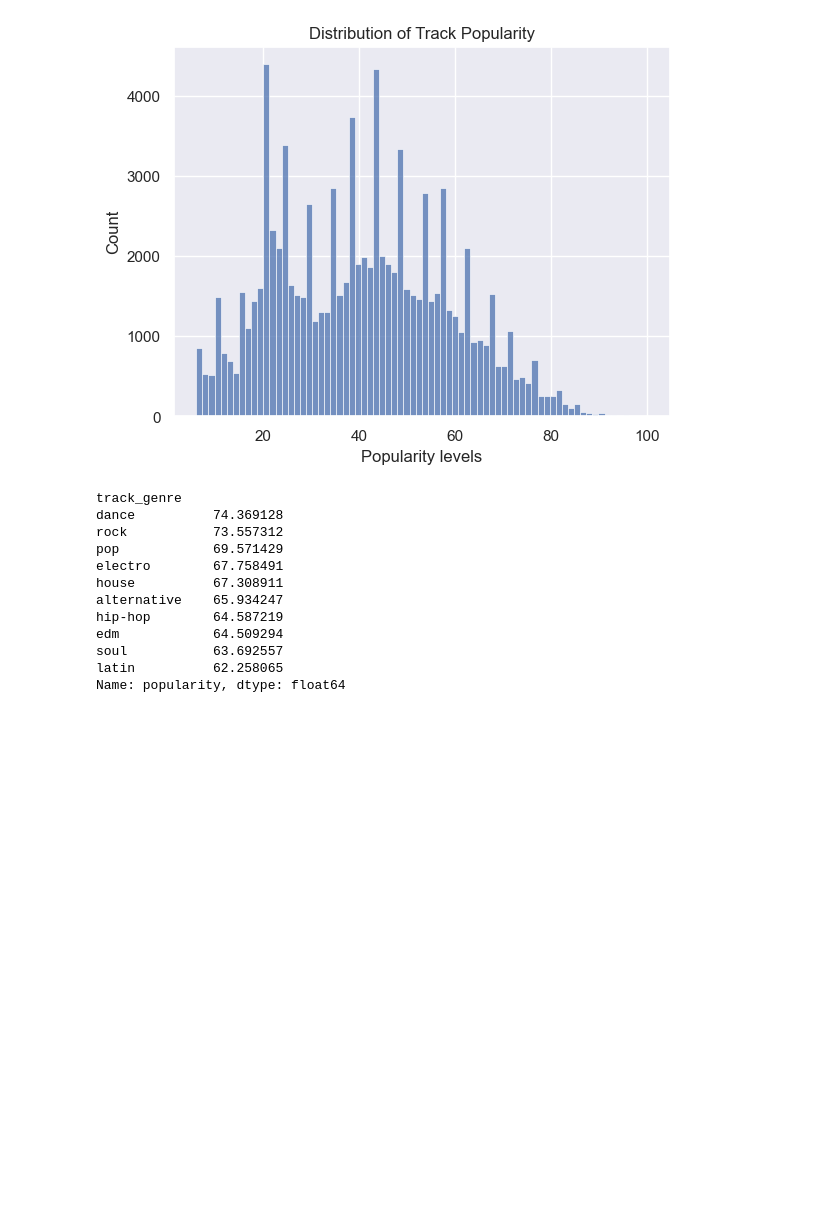
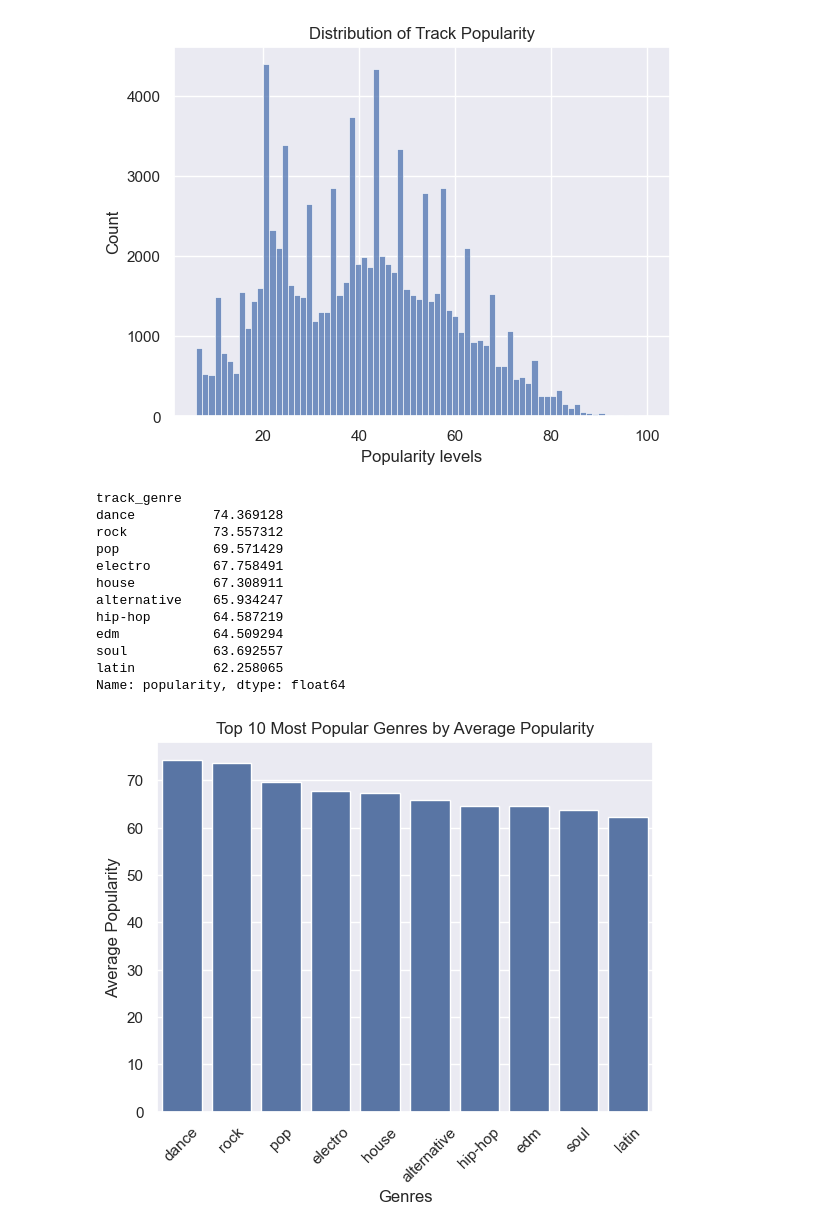
Before and after one commit to Flakkito/spotify-eda-recommender, a Jupyter notebook: notebooks/01_eda.ipynb, the cells around one changed output. Saved outputs shown, nothing was run; the diff lists cells and outputs as text; code cells hidden in the pictures; blank space fills up the shorter version.

Commit message:
Add EDA visualizations and markdown insights

```diff
--- a/notebooks/01_eda.ipynb
+++ b/notebooks/01_eda.ipynb
@@ -239,3 +239,17 @@ edm            64.509294
 soul           63.692557
 latin          62.258065
 Name: popularity, dtype: float64
+# %%
+# Top 10 most popular genres visualization
+sns.barplot(x=top_genres.index, y=top_genres.values)
+plt.title('Top 10 Most Popular Genres by Average Popularity')
+plt.xlabel('Genres')
+plt.ylabel('Average Popularity')
+plt.xticks(rotation=45)
+
+# Save figure
+plt.savefig('../images/top_genres.png', dpi=150, bbox_inches='tight')
+
+plt.show()
+# %% [output]
+[figure, added]
```
Also changed, not shown: parts of 6 cells of this notebook.
